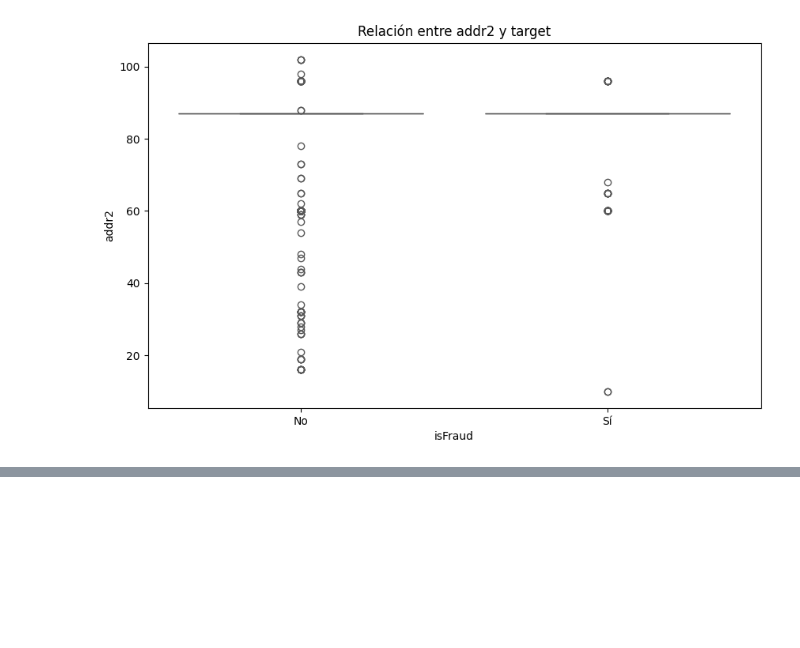
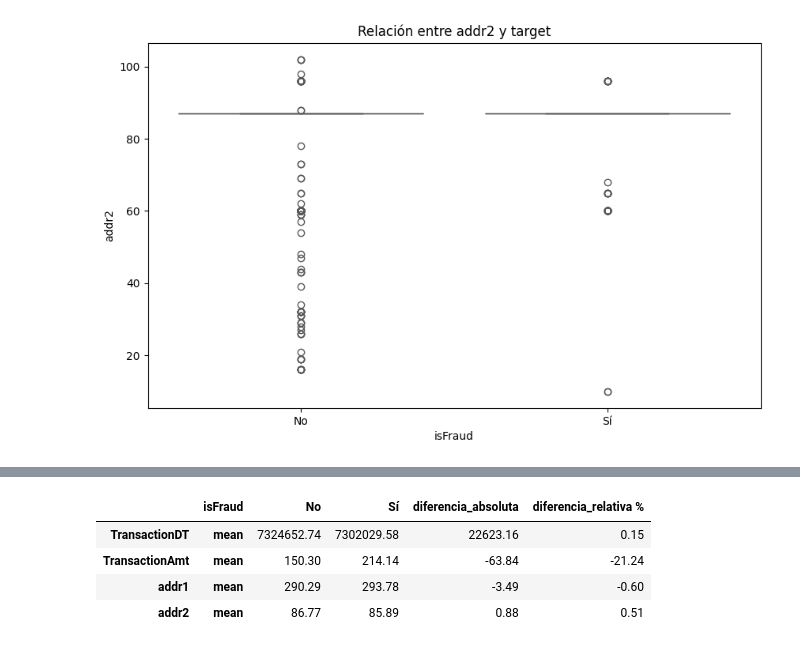
Before and after one commit to JRamos84/deteccion_fraude, a Jupyter notebook: notebooks/01_Exploratiry_Data_Analysis.ipynb, the cells around one changed output, grey strips where cells are left out. Drawn from its saved outputs; the diff is of its cells as text; code cells hidden in the pictures; blank space fills up the shorter version.

```diff
--- a/notebooks/01_Exploratiry_Data_Analysis.ipynb
+++ b/notebooks/01_Exploratiry_Data_Analysis.ipynb
@@ -697,0 +739,8 @@ for column in df_train.select_dtypes(include=['number']).columns:
+# %%
+df_stat.loc[df_stat.index.get_level_values(1) == 'mean']
+# %% [output]
+|  | isFraud | No | Sí | diferencia_absoluta | diferencia_relativa % |
+| TransactionDT | mean | 7324652.74 | 7302029.58 | 22623.16 | 0.15 |
+| TransactionAmt | mean | 150.30 | 214.14 | -63.84 | -21.24 |
+| addr1 | mean | 290.29 | 293.78 | -3.49 | -0.60 |
+| addr2 | mean | 86.77 | 85.89 | 0.88 | 0.51 |
```
Also changed, not shown: parts of 12 cells of this notebook.
